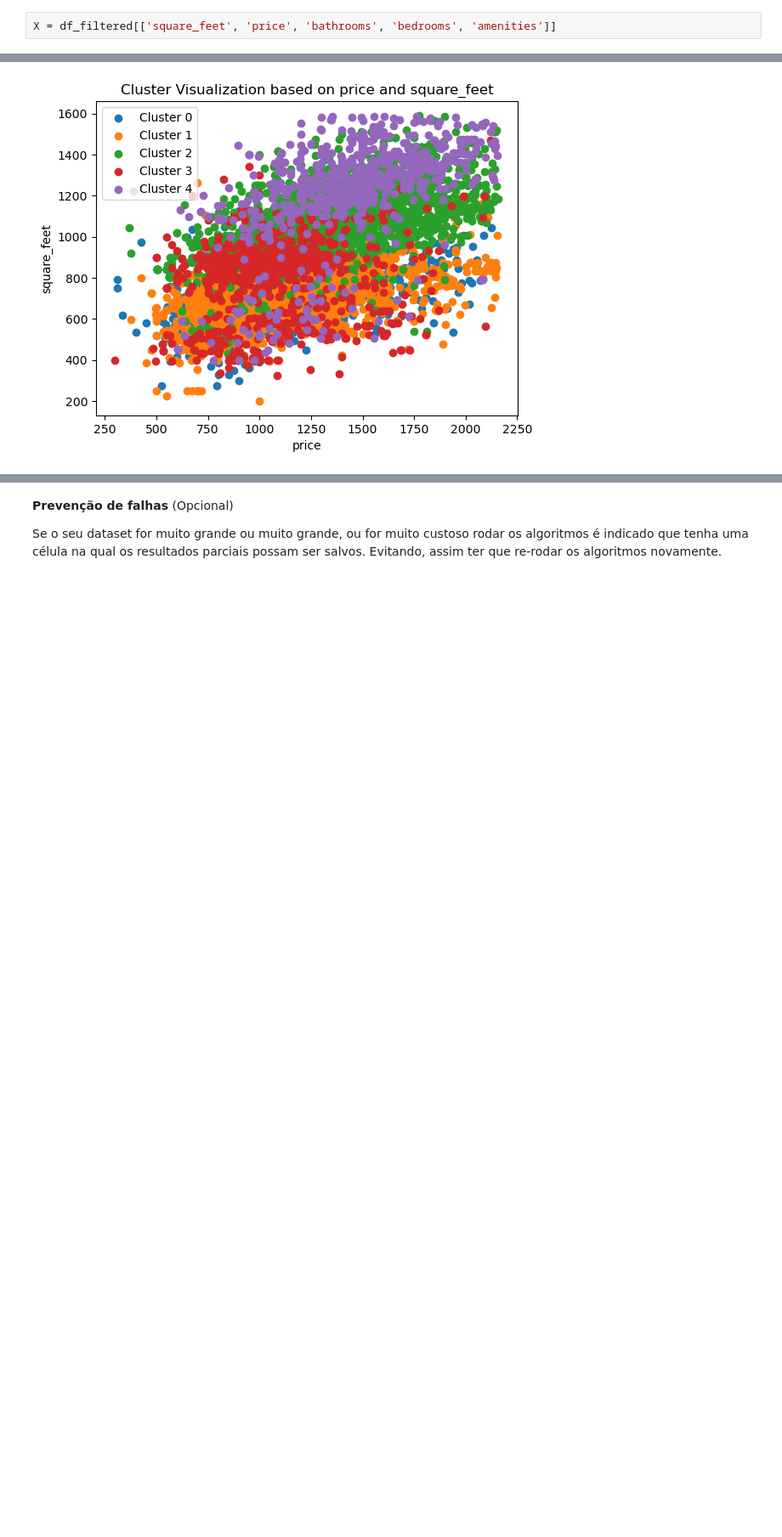
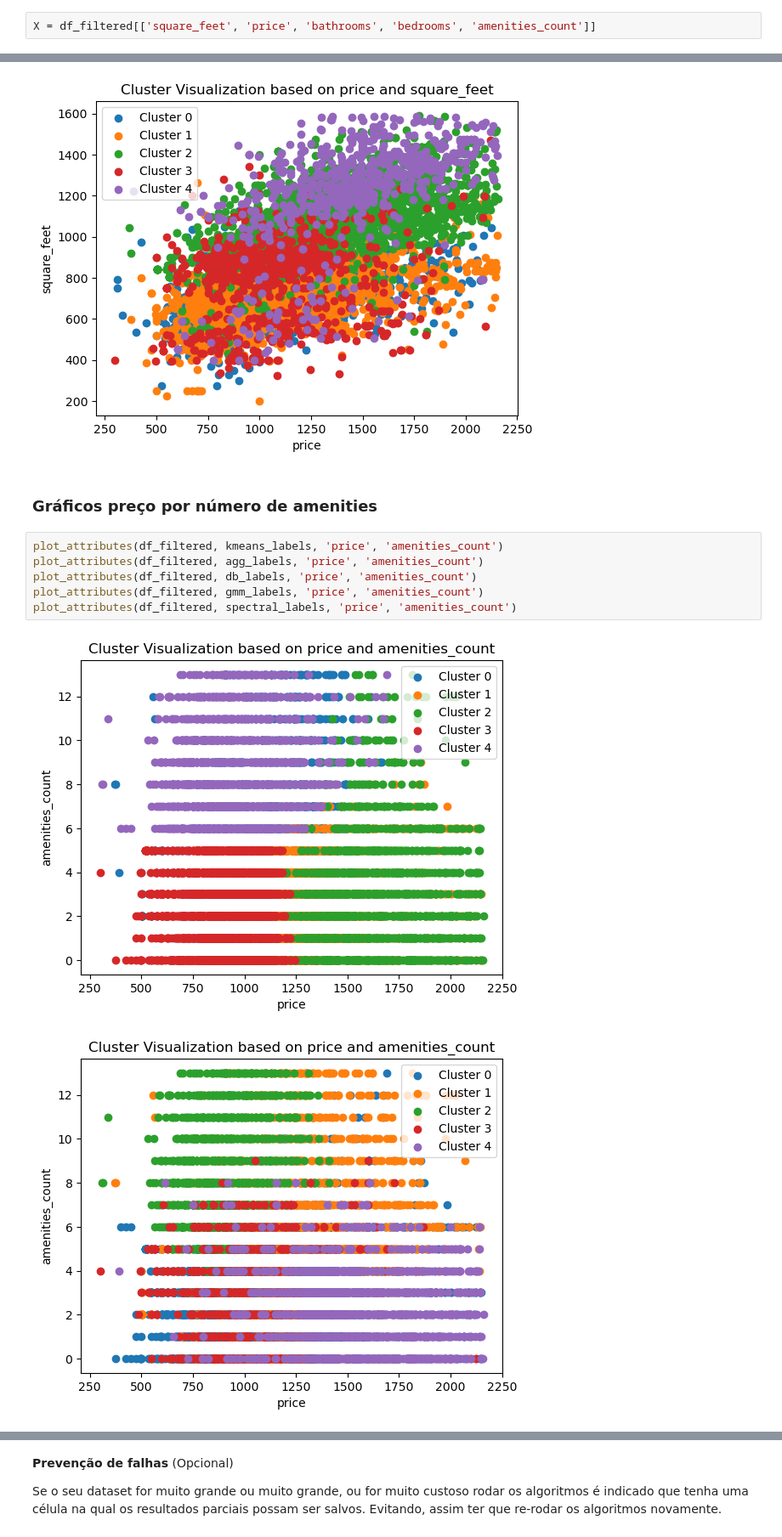
Before and after one commit to raularaju/Clustering_DM, a Jupyter notebook: TP_2_MdeD.ipynb, the cells around one changed output, grey strips where cells are left out. Shown at 85% size. Cells and saved outputs as stored; diff of their text form; blank space fills up the shorter version.

```diff
--- a/TP_2_MdeD.ipynb
+++ b/TP_2_MdeD.ipynb
@@ -487,5 +499,5 @@ Latitude e longitude serão somente para geração de graficos
 # %%
-X = df_filtered[['square_feet', 'price', 'bathrooms', 'bedrooms', 'amenities']]
+X = df_filtered[['square_feet', 'price', 'bathrooms', 'bedrooms', 'amenities_count']]
 # %%
 print(X.head())
 # %% [output]
@@ -670,3 +694,14 @@ plot_attributes(df_filtered, spectral_labels, 'price', 'square_feet')
 [figure]
 [figure]
 [figure]
+# %% [markdown]
+### Gráficos preço por número de amenities
+# %%
+plot_attributes(df_filtered, kmeans_labels, 'price', 'amenities_count')
+plot_attributes(df_filtered, agg_labels, 'price', 'amenities_count')
+plot_attributes(df_filtered, db_labels, 'price', 'amenities_count')
+plot_attributes(df_filtered, gmm_labels, 'price', 'amenities_count')
+plot_attributes(df_filtered, spectral_labels, 'price', 'amenities_count')
+# %% [output]
+[figure, added]
+[figure, added]
```
Also changed, not shown: parts of 18 cells of this notebook.
